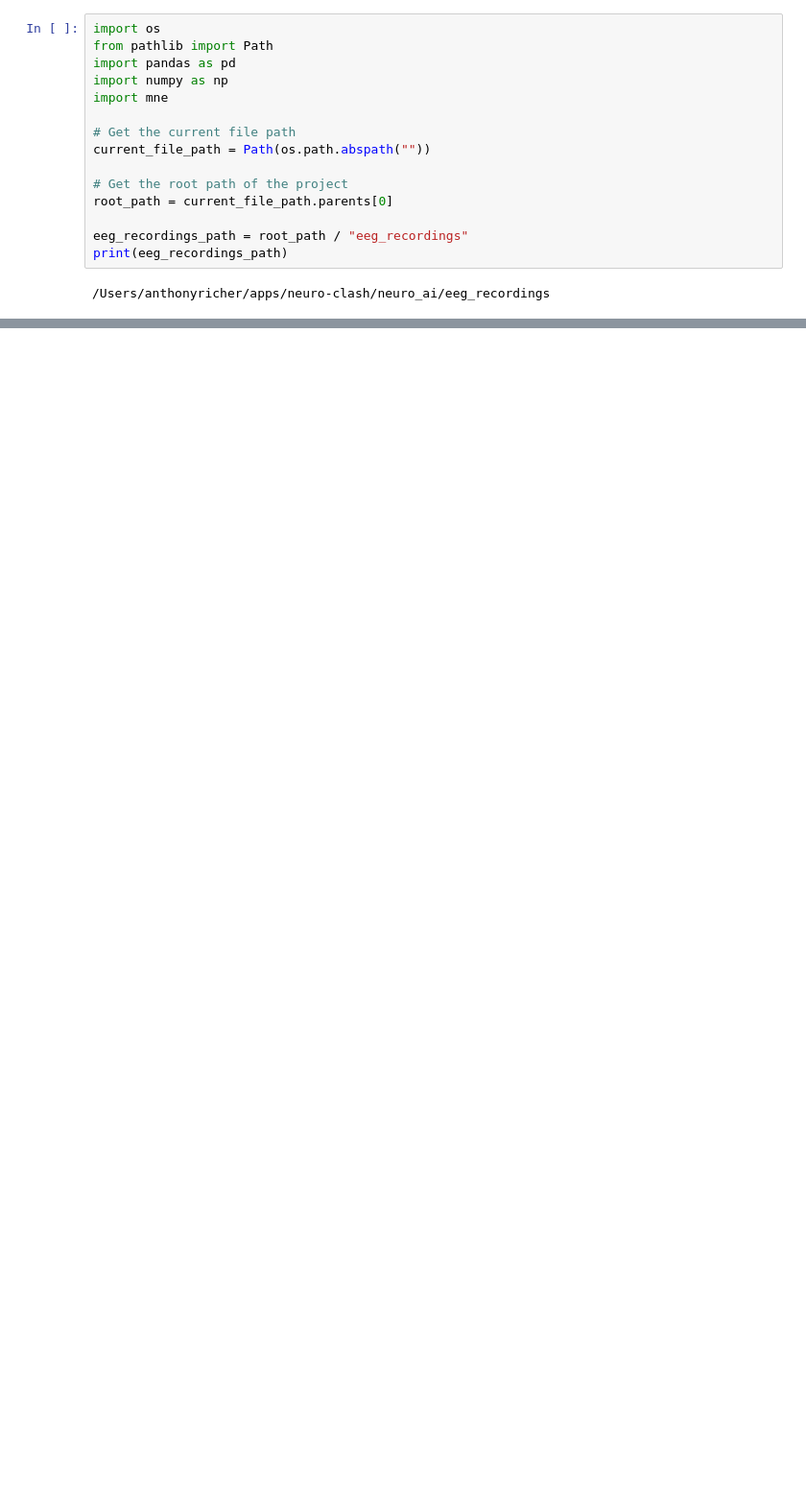
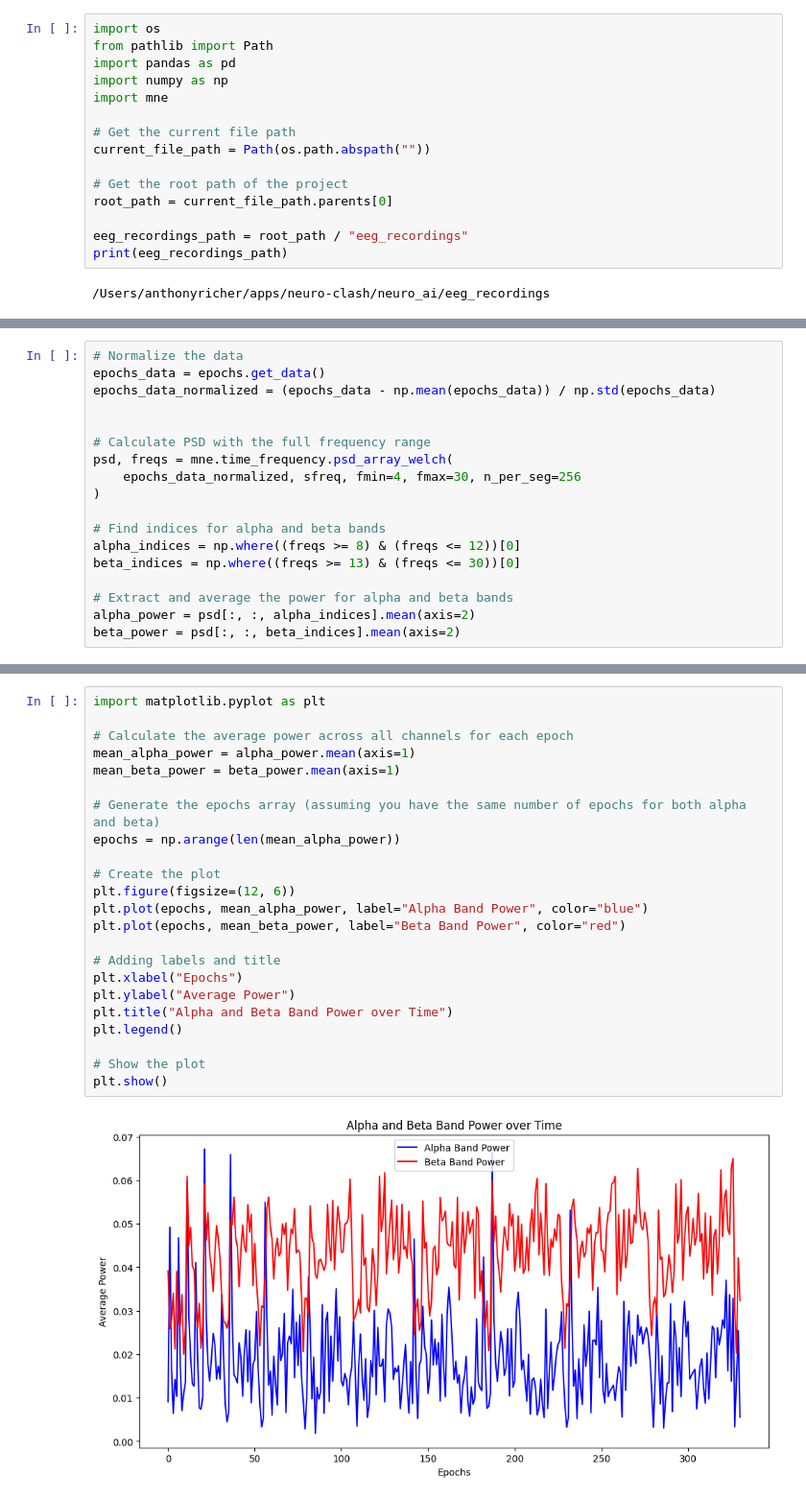
Before and after one commit to CognitiveControlLab/neuro-clash, a Jupyter notebook: neuro_ai/experiments/explorations.ipynb, the cells around one changed output, grey strips where cells are left out. Shown at 96% size. Drawn from its saved outputs; the diff is of its cells as text; blank space fills up the shorter version.

```diff
--- a/neuro_ai/experiments/explorations.ipynb
+++ b/neuro_ai/experiments/explorations.ipynb
@@ -151,0 +165,18 @@ Segmenting events with Epochs can be used to do analysis on different patterns a
+# %%
+# Normalize the data
+epochs_data = epochs.get_data()
+epochs_data_normalized = (epochs_data - np.mean(epochs_data)) / np.std(epochs_data)
+
+
+# Calculate PSD with the full frequency range
+psd, freqs = mne.time_frequency.psd_array_welch(
+    epochs_data_normalized, sfreq, fmin=4, fmax=30, n_per_seg=256
+)
+
+# Find indices for alpha and beta bands
+alpha_indices = np.where((freqs >= 8) & (freqs <= 12))[0]
+beta_indices = np.where((freqs >= 13) & (freqs <= 30))[0]
+
+# Extract and average the power for alpha and beta bands
+alpha_power = psd[:, :, alpha_indices].mean(axis=2)
+beta_power = psd[:, :, beta_indices].mean(axis=2)
@@ -151,0 +188,25 @@ Segmenting events with Epochs can be used to do analysis on different patterns a
+# %%
+import matplotlib.pyplot as plt
+
+# Calculate the average power across all channels for each epoch
+mean_alpha_power = alpha_power.mean(axis=1)
+mean_beta_power = beta_power.mean(axis=1)
+
+# Generate the epochs array (assuming you have the same number of epochs for both alpha and beta)
+epochs = np.arange(len(mean_alpha_power))
+
+# Create the plot
+plt.figure(figsize=(12, 6))
+plt.plot(epochs, mean_alpha_power, label="Alpha Band Power", color="blue")
+plt.plot(epochs, mean_beta_power, label="Beta Band Power", color="red")
+
+# Adding labels and title
+plt.xlabel("Epochs")
+plt.ylabel("Average Power")
+plt.title("Alpha and Beta Band Power over Time")
+plt.legend()
+
+# Show the plot
+plt.show()
+# %% [output]
+[figure, added]
```
Also changed, not shown: parts of 14 cells of this notebook, 4 other files.
